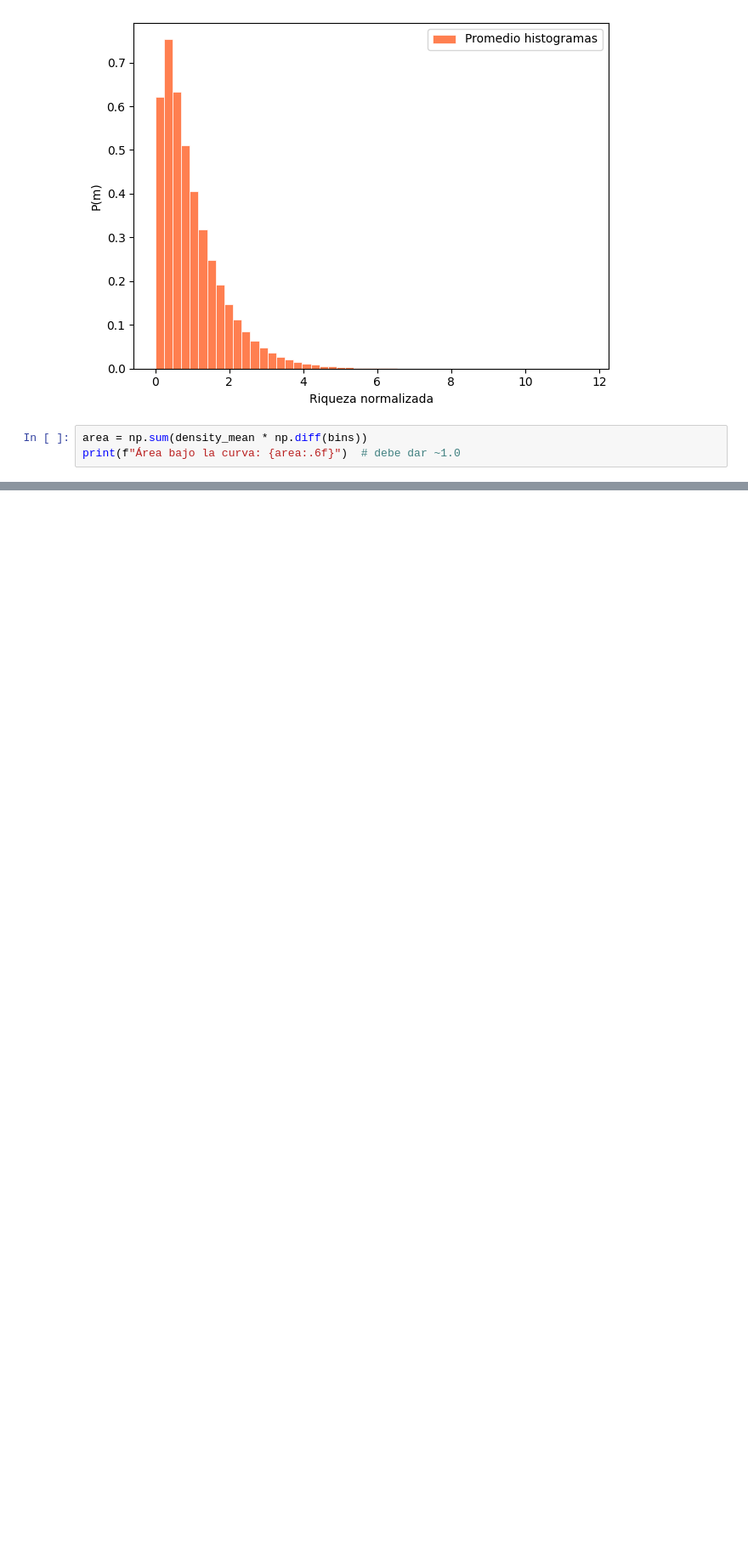
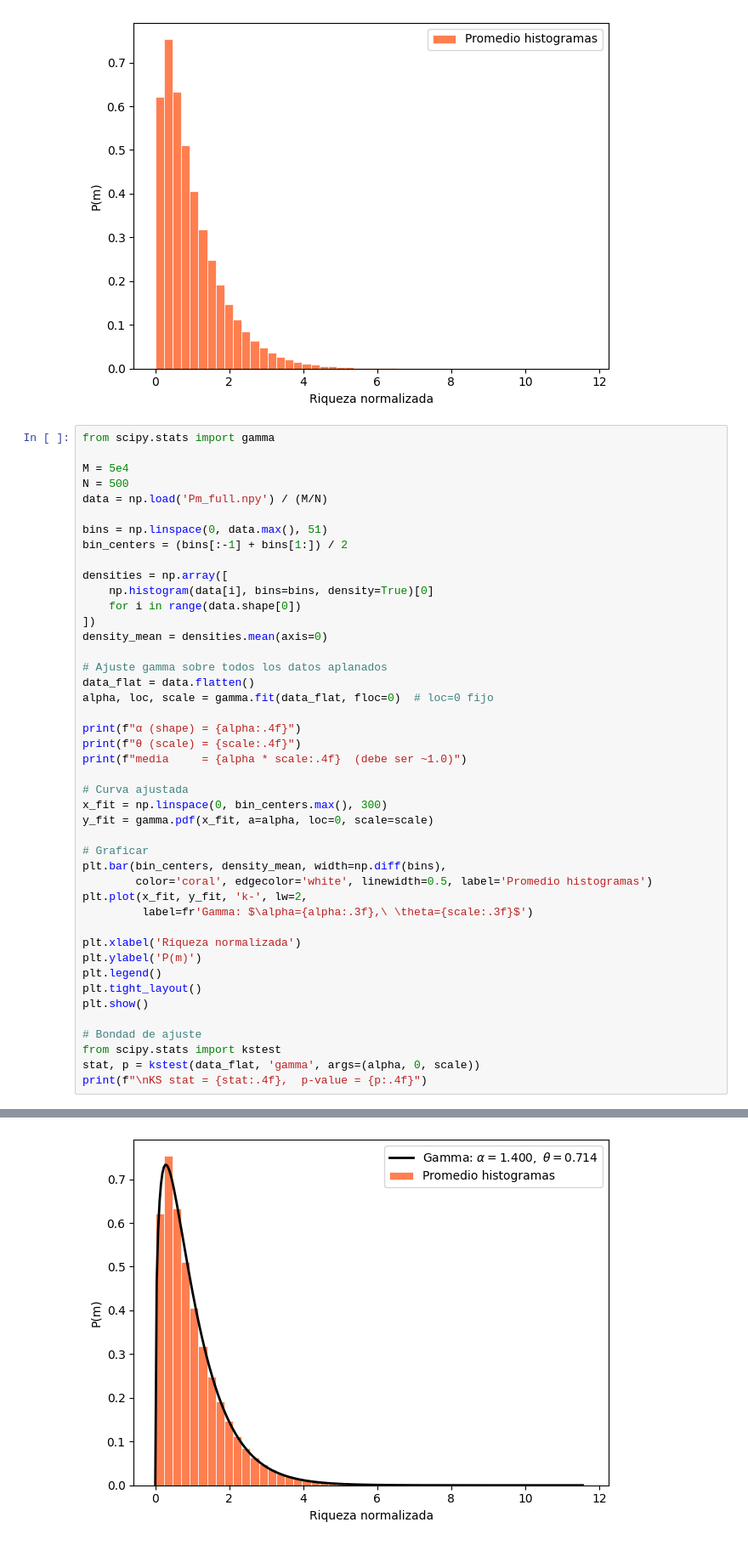
Before and after one commit to khernandezl048/Chakrabarti-Chakorbarti, a Jupyter notebook: Graficas.ipynb, the cells around one changed output, grey strips where cells are left out. Shown at 85% size. Drawn from its saved outputs; the diff is of its cells as text; blank space fills up the shorter version.

```diff
--- a/Graficas.ipynb
+++ b/Graficas.ipynb
@@ -54,6 +54,47 @@ plt.show()
 # %% [output]
 [figure]
 # %%
-area = np.sum(density_mean * np.diff(bins))
-print(f"Área bajo la curva: {area:.6f}")  # debe dar ~1.0
+from scipy.stats import gamma
+
+M = 5e4
+N = 500
+data = np.load('Pm_full.npy') / (M/N)
+
+bins = np.linspace(0, data.max(), 51)
+bin_centers = (bins[:-1] + bins[1:]) / 2
+
+densities = np.array([
+    np.histogram(data[i], bins=bins, density=True)[0]
+    for i in range(data.shape[0])
+])
+density_mean = densities.mean(axis=0)
+
+# Ajuste gamma sobre todos los datos aplanados
+data_flat = data.flatten()
+alpha, loc, scale = gamma.fit(data_flat, floc=0)  # loc=0 fijo
+
+print(f"α (shape) = {alpha:.4f}")
+print(f"θ (scale) = {scale:.4f}")
+print(f"media     = {alpha * scale:.4f}  (debe ser ~1.0)")
+
+# Curva ajustada
+x_fit = np.linspace(0, bin_centers.max(), 300)
+y_fit = gamma.pdf(x_fit, a=alpha, loc=0, scale=scale)
+
+# Graficar
+plt.bar(bin_centers, density_mean, width=np.diff(bins),
+        color='coral', edgecolor='white', linewidth=0.5, label='Promedio histogramas')
+plt.plot(x_fit, y_fit, 'k-', lw=2,
+         label=fr'Gamma: $\alpha={alpha:.3f},\ \theta={scale:.3f}$')
+
+plt.xlabel('Riqueza normalizada')
+plt.ylabel('P(m)')
+plt.legend()
+plt.tight_layout()
+plt.show()
+
+# Bondad de ajuste
+from scipy.stats import kstest
+stat, p = kstest(data_flat, 'gamma', args=(alpha, 0, scale))
+print(f"\nKS stat = {stat:.4f},  p-value = {p:.4f}")
 # %% [output]
@@ -60,0 +104 @@ print(f"Área bajo la curva: {area:.6f}")  # debe dar ~1.0
+[figure, added]
```
Also changed, not shown: parts of 2 cells of this notebook, 2 other files.
